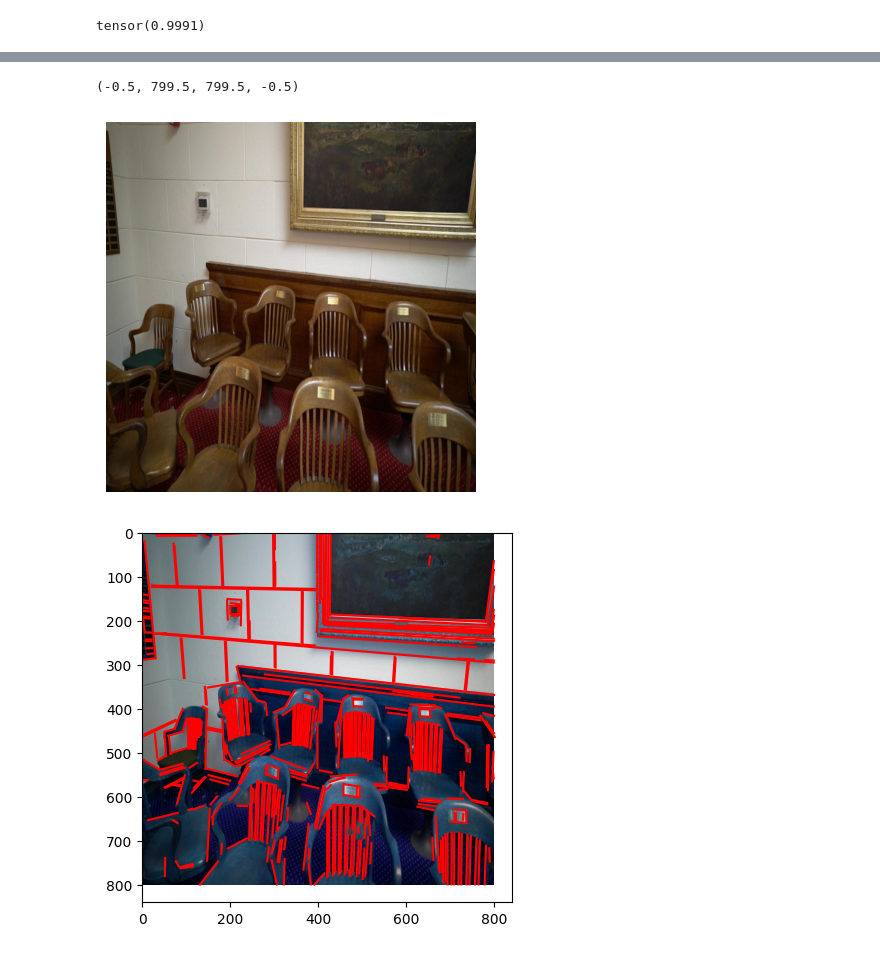
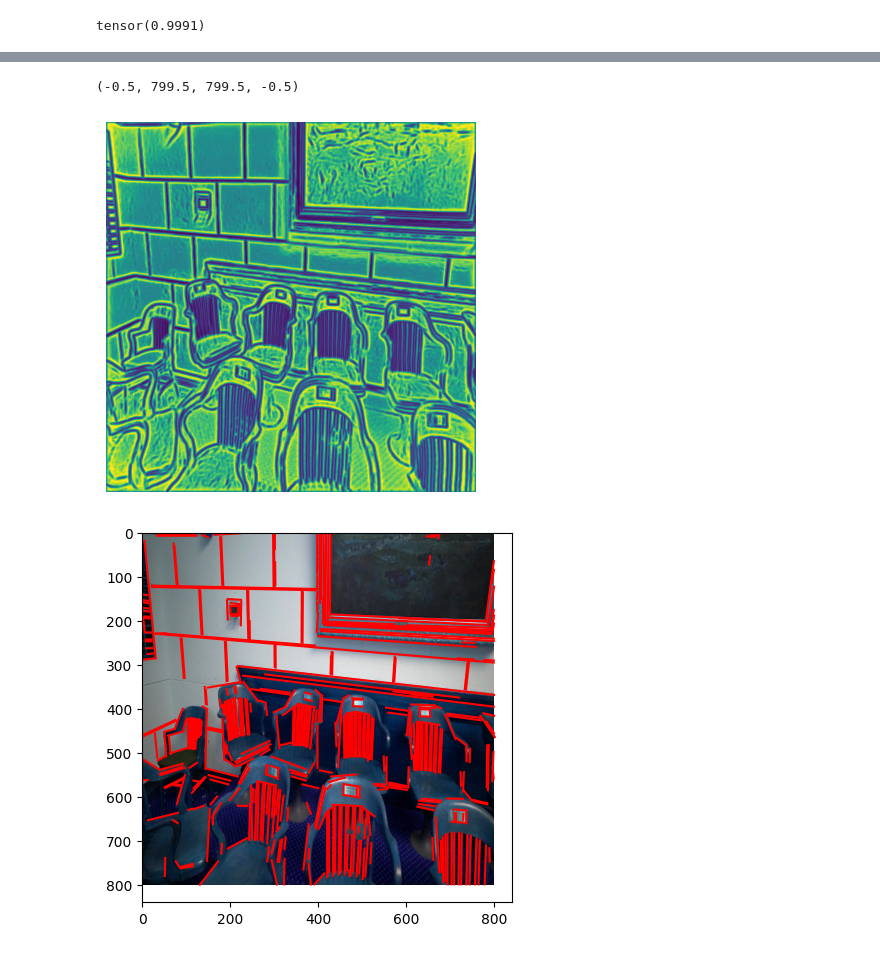
Before and after one commit to ewgoedeke/glue-factory, a Jupyter notebook: notebooks/training_visualization.ipynb, the cells around one changed output, grey strips where cells are left out. Saved outputs shown, nothing was run; the diff lists cells and outputs as text; code cells hidden in the pictures.

```diff
--- a/notebooks/training_visualization.ipynb
+++ b/notebooks/training_visualization.ipynb
@@ -33,11 +31,9 @@ def numpy_image_to_torch(image):
 model_conf = {
     "name": "jpldd.joint_point_line_extractor",
     "model_name": "aliked-n16",
-    "nms_radius": 4,
-    "max_num_keypoints": 500,  # setting for training, for eval: -1
-    "detection_threshold": -1,
+    "max_num_keypoints": 1000,  # setting for training, for eval: -1
     "pretrained": True,
-    "timeit": False,  # override timeit: False from BaseModel
+    "timeit": True,  # override timeit: False from BaseModel
     "train_descriptors": {
         "do": False,  # if train is True, initialize ALIKED Light model form OTF Descriptor GT
         "device": None # device to house the lightweight ALIKED model
@@ -49,7 +45,6 @@ jpldd_model = load_experiment("../rk_jpldd_04/checkpoint_best.tar",model_conf)
 [05/21/2024 10:00:33 gluefactory.utils.experiments INFO] Loading checkpoint checkpoint_best.tar
 Load pretrained weights for aliked parts...
 # %%
-# DeepLSD Config
 conf_lines = {
     "min_length": 15,
     "max_num_lines": None,
@@ -65,30 +60,28 @@ conf_lines = {
     }
 }
 
-# Superpoint Config
 sp_conf = {
-    "max_num_keypoints": 500, # None
+    "max_num_keypoints": None,
     "nms_radius": 4,
-    "detection_threshold": -1, #0.005,
+    "detection_threshold": 0.005,
     "remove_borders": 4,
     "descriptor_dim": 256,
     "channels": [64, 64, 128, 128, 256],
     "dense_outputs": None,
     "weights": None,  # local path of pretrained weights
 }
+
+size = (800,800)
+
+
 deeplsd_model = DeepLSD(conf_lines)
 superpoint_model = SuperPoint(sp_conf)
 deeplsd_model.eval()
-
-size = (800,800)
 resize_func = Resize(size)
 image_path = "../data/mini_depth_100/00080.jpg"
 img = cv2.resize(cv2.imread(image_path),size)
-img_rgb = cv2.cvtColor(img, cv2.COLOR_BGR2RGB)
 img_torch = numpy_image_to_torch(img)
 img_torch = img_torch.unsqueeze(0)
-
-# Run Forward passes on all models
 with torch.no_grad():
     output_superpoint = superpoint_model({"image": img_torch})
     output_jpldd = jpldd_model({"image": img_torch})
@@ -148,11 +120,11 @@ list(colormaps)
 # %%
-plt.imshow(cv2.cvtColor(img, cv2.COLOR_BGR2RGB))
+plt.imshow(distance_field_jpldd)
 # plt.imshow(output_superpoint["heatmap"][0],interpolation="bilinear",vmin=0,vmax=0.05,cmap="viridis",alpha=0.95)
 plt.axis('off')
 # plt.show()
 # %% [output]
 (-0.5, 799.5, 799.5, -0.5)
-[figure, old version]
+[figure, new version]
 # %%
 lines = output_jpldd["line_segments"]
 plt.imshow(img)
```
Also changed, not shown: parts of 4 cells of this notebook.
